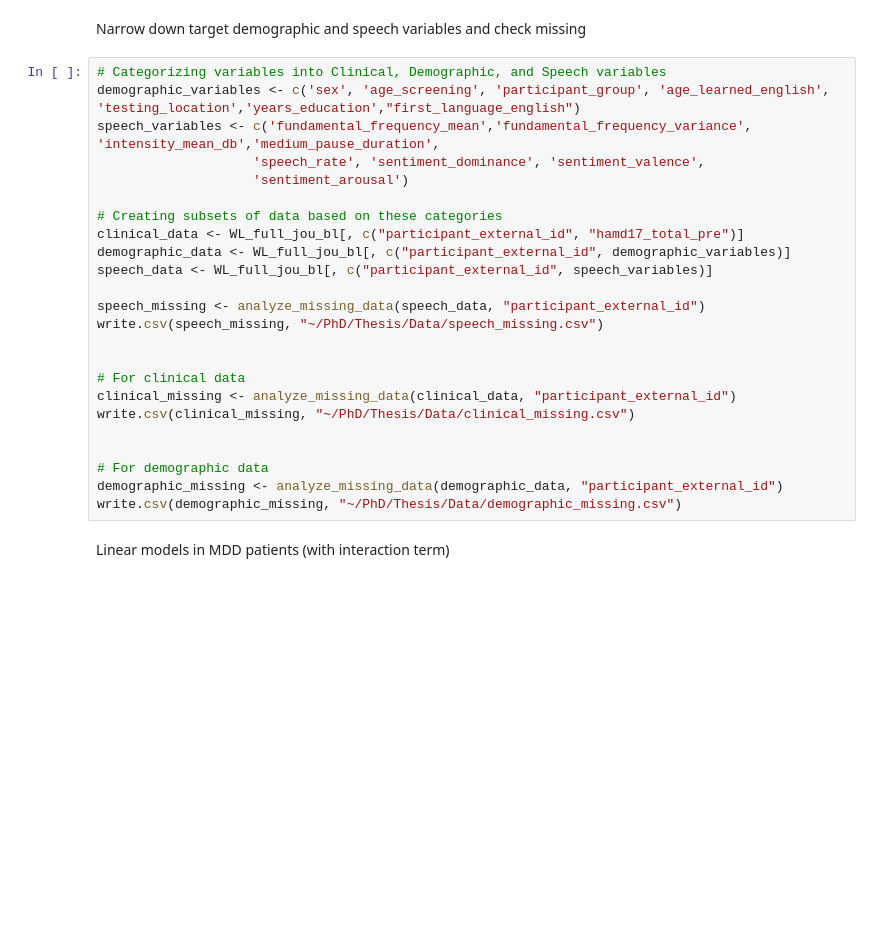
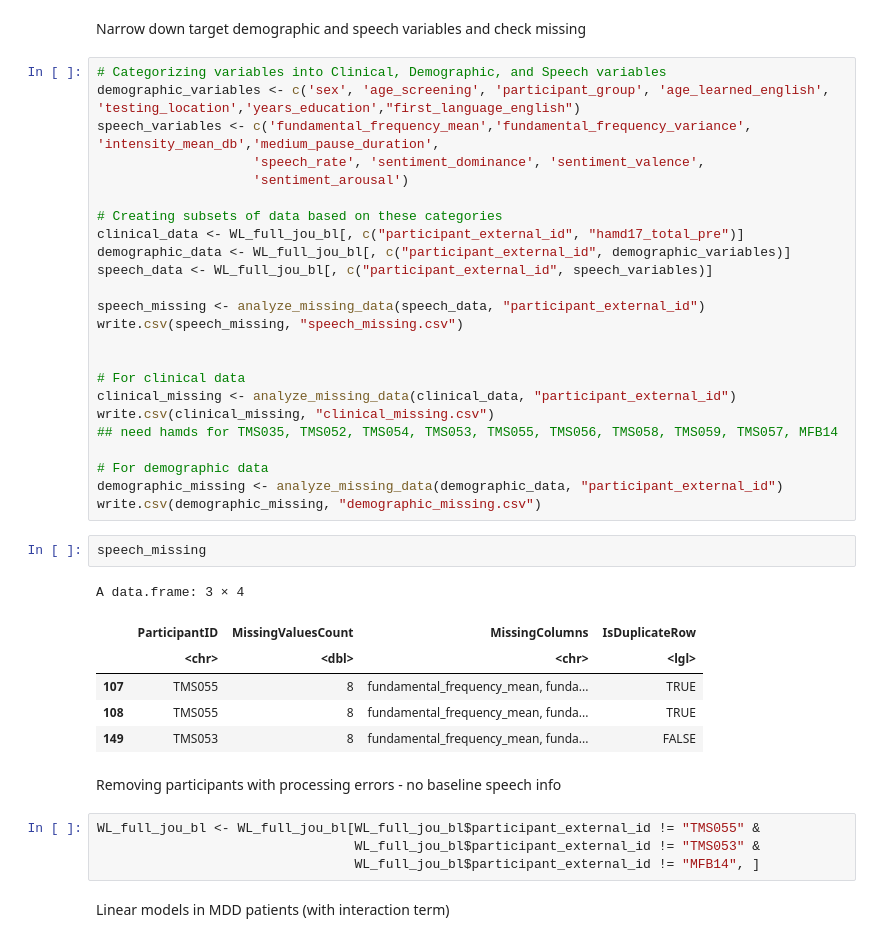
Before and after one commit to micwiseman/Winterlight_GH, a Jupyter notebook: speech_baselin_SOBP.ipynb, the cells around one changed output. Cells and saved outputs as stored; diff of their text form; blank space fills up the shorter version.

```diff
--- a/speech_baselin_SOBP.ipynb
+++ b/speech_baselin_SOBP.ipynb
@@ -198,17 +239,32 @@ demographic_data <- WL_full_jou_bl[, c("participant_external_id", demographic_va
 speech_data <- WL_full_jou_bl[, c("participant_external_id", speech_variables)]
 
 speech_missing <- analyze_missing_data(speech_data, "participant_external_id")
-write.csv(speech_missing, "~/PhD/Thesis/Data/speech_missing.csv")
+write.csv(speech_missing, "speech_missing.csv")
 
 
 # For clinical data
 clinical_missing <- analyze_missing_data(clinical_data, "participant_external_id")
-write.csv(clinical_missing, "~/PhD/Thesis/Data/clinical_missing.csv")
-
+write.csv(clinical_missing, "clinical_missing.csv")
+## need hamds for TMS035, TMS052, TMS054, TMS053, TMS055, TMS056, TMS058, TMS059, TMS057, MFB14
 
 # For demographic data
 demographic_missing <- analyze_missing_data(demographic_data, "participant_external_id")
-write.csv(demographic_missing, "~/PhD/Thesis/Data/demographic_missing.csv")
+write.csv(demographic_missing, "demographic_missing.csv")
+# %%
+speech_missing
+# %% [output]
+A data.frame: 3 × 4
+|  | ParticipantID | MissingValuesCount | MissingColumns | IsDuplicateRow |
+|  | <chr> | <dbl> | <chr> | <lgl> |
+| 107 | TMS055 | 8 | fundamental_frequency_mean, funda... | TRUE |
+| 108 | TMS055 | 8 | fundamental_frequency_mean, funda... | TRUE |
+| 149 | TMS053 | 8 | fundamental_frequency_mean, funda... | FALSE |
+# %% [markdown]
+Removing participants with processing errors - no baseline speech info
+# %%
+WL_full_jou_bl <- WL_full_jou_bl[WL_full_jou_bl$participant_external_id != "TMS055" &
+                                 WL_full_jou_bl$participant_external_id != "TMS053" &
+                                 WL_full_jou_bl$participant_external_id != "MFB14", ]
 # %% [markdown]
 Linear models in MDD patients (with interaction term)
 # %%
```
Also changed, not shown: parts of 16 cells of this notebook, 18 other files.
